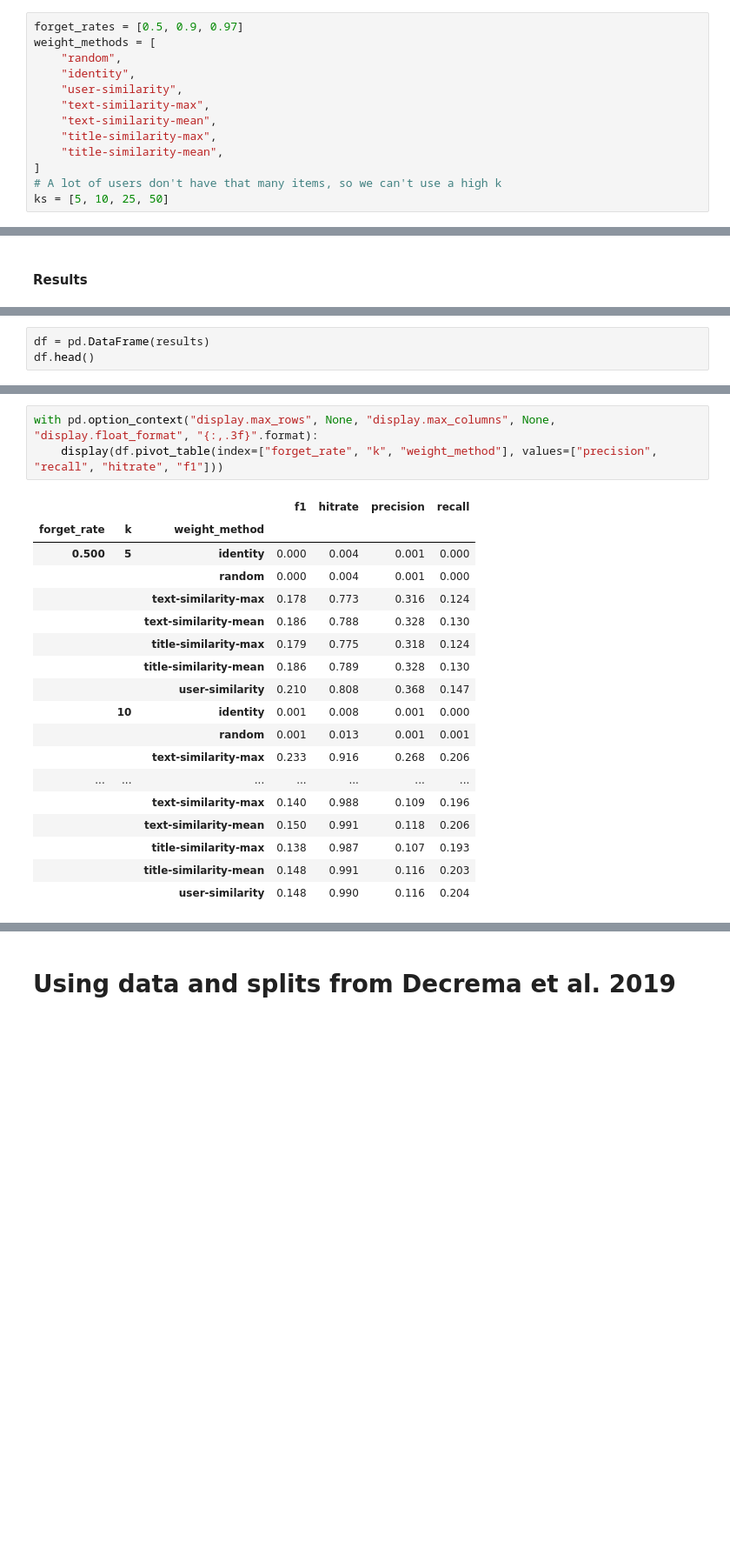
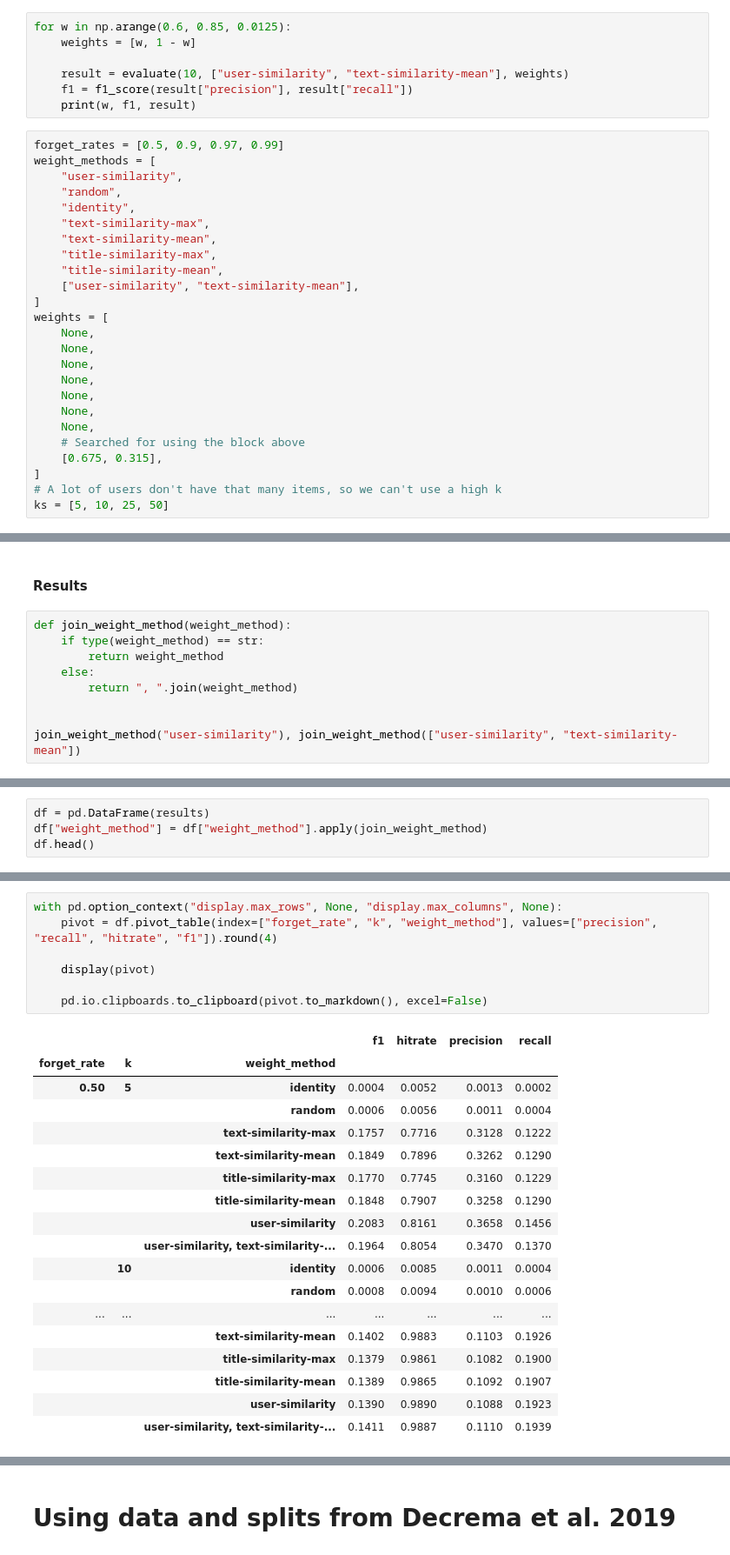
Before and after one commit to tmscer/bthesis, a Jupyter notebook: src/main.ipynb, the cells around one changed output, grey strips where cells are left out. Shown: that part at 87% size. Drawn from its saved outputs; the diff is of its cells as text; blank space fills up the shorter version.

```diff
--- a/src/main.ipynb
+++ b/src/main.ipynb
@@ -356,13 +432,32 @@ evaluate(20, "identity")
+# %%
+for w in np.arange(0.6, 0.85, 0.0125):
+	weights = [w, 1 - w]
+
+	result = evaluate(10, ["user-similarity", "text-similarity-mean"], weights)
+	f1 = f1_score(result["precision"], result["recall"])
+	print(w, f1, result)
 # %%
-forget_rates = [0.5, 0.9, 0.97]
+forget_rates = [0.5, 0.9, 0.97, 0.99]
 weight_methods = [
+	"user-similarity",
 	"random",
 	"identity",
-	"user-similarity",
 	"text-similarity-max",
 	"text-similarity-mean",
 	"title-similarity-max",
 	"title-similarity-mean",
+	["user-similarity", "text-similarity-mean"],
+]
+weights = [
+	None,
+	None,
+	None,
+	None,
+	None,
+	None,
+	None,
+	# Searched for using the block above
+	[0.675, 0.315],
 ]
 # A lot of users don't have that many items, so we can't use a high k
 ks = [5, 10, 25, 50]
@@ -434,2 +515,11 @@ def get_field(df, field):
 # %% [markdown]
 #### Results
+# %%
+def join_weight_method(weight_method):
+	if type(weight_method) == str:
+		return weight_method
+	else:
+		return ", ".join(weight_method)
+
+
+join_weight_method("user-similarity"), join_weight_method(["user-similarity", "text-similarity-mean"])
@@ -436,5 +528,6 @@ def get_field(df, field):
 # %%
 df = pd.DataFrame(results)
+df["weight_method"] = df["weight_method"].apply(join_weight_method)
 df.head()
 # %% [output]
 |  | precision | recall | hitrate | coverage | rmse | k | weight_method | forget_rate |
@@ -456,23 +549,27 @@ df.head()
 # %%
-with pd.option_context("display.max_rows", None, "display.max_columns", None, "display.float_format", "{:,.3f}".format):
-	display(df.pivot_table(index=["forget_rate", "k", "weight_method"], values=["precision", "recall", "hitrate", "f1"]))
+with pd.option_context("display.max_rows", None, "display.max_columns", None):
+	pivot = df.pivot_table(index=["forget_rate", "k", "weight_method"], values=["precision", "recall", "hitrate", "f1"]).round(4)
+
+	display(pivot)
+
+	pd.io.clipboards.to_clipboard(pivot.to_markdown(), excel=False)
 # %% [output]
 |  |  |  | f1 | hitrate | precision | recall |
 | forget_rate | k | weight_method |  |  |  |  |
-| 0.500 | 5 | identity | 0.000 | 0.004 | 0.001 | 0.000 |
-|  |  | random | 0.000 | 0.004 | 0.001 | 0.000 |
-|  |  | text-similarity-max | 0.178 | 0.773 | 0.316 | 0.124 |
-|  |  | text-similarity-mean | 0.186 | 0.788 | 0.328 | 0.130 |
-|  |  | title-similarity-max | 0.179 | 0.775 | 0.318 | 0.124 |
-|  |  | title-similarity-mean | 0.186 | 0.789 | 0.328 | 0.130 |
-|  |  | user-similarity | 0.210 | 0.808 | 0.368 | 0.147 |
-|  | 10 | identity | 0.001 | 0.008 | 0.001 | 0.000 |
-|  |  | random | 0.001 | 0.013 | 0.001 | 0.001 |
-|  |  | text-similarity-max | 0.233 | 0.916 | 0.268 | 0.206 |
+| 0.50 | 5 | identity | 0.0004 | 0.0052 | 0.0013 | 0.0002 |
+|  |  | random | 0.0006 | 0.0056 | 0.0011 | 0.0004 |
+|  |  | text-similarity-max | 0.1757 | 0.7716 | 0.3128 | 0.1222 |
+|  |  | text-similarity-mean | 0.1849 | 0.7896 | 0.3262 | 0.1290 |
+|  |  | title-similarity-max | 0.1770 | 0.7745 | 0.3160 | 0.1229 |
+|  |  | title-similarity-mean | 0.1848 | 0.7907 | 0.3258 | 0.1290 |
+|  |  | user-similarity | 0.2083 | 0.8161 | 0.3658 | 0.1456 |
+|  |  | user-similarity, text-similarity-... | 0.1964 | 0.8054 | 0.3470 | 0.1370 |
+|  | 10 | identity | 0.0006 | 0.0085 | 0.0011 | 0.0004 |
+|  |  | random | 0.0008 | 0.0094 | 0.0010 | 0.0006 |
 | ... | ... | ... | ... | ... | ... | ... |
-|  |  | text-similarity-max | 0.140 | 0.988 | 0.109 | 0.196 |
-|  |  | text-similarity-mean | 0.150 | 0.991 | 0.118 | 0.206 |
-|  |  | title-similarity-max | 0.138 | 0.987 | 0.107 | 0.193 |
-|  |  | title-similarity-mean | 0.148 | 0.991 | 0.116 | 0.203 |
-|  |  | user-similarity | 0.148 | 0.990 | 0.116 | 0.204 |
+|  |  | text-similarity-mean | 0.1402 | 0.9883 | 0.1103 | 0.1926 |
+|  |  | title-similarity-max | 0.1379 | 0.9861 | 0.1082 | 0.1900 |
+|  |  | title-similarity-mean | 0.1389 | 0.9865 | 0.1092 | 0.1907 |
+|  |  | user-similarity | 0.1390 | 0.9890 | 0.1088 | 0.1923 |
+|  |  | user-similarity, text-similarity-... | 0.1411 | 0.9887 | 0.1110 | 0.1939 |
 # %%
```
Also changed, not shown: parts of 19 cells of this notebook.
